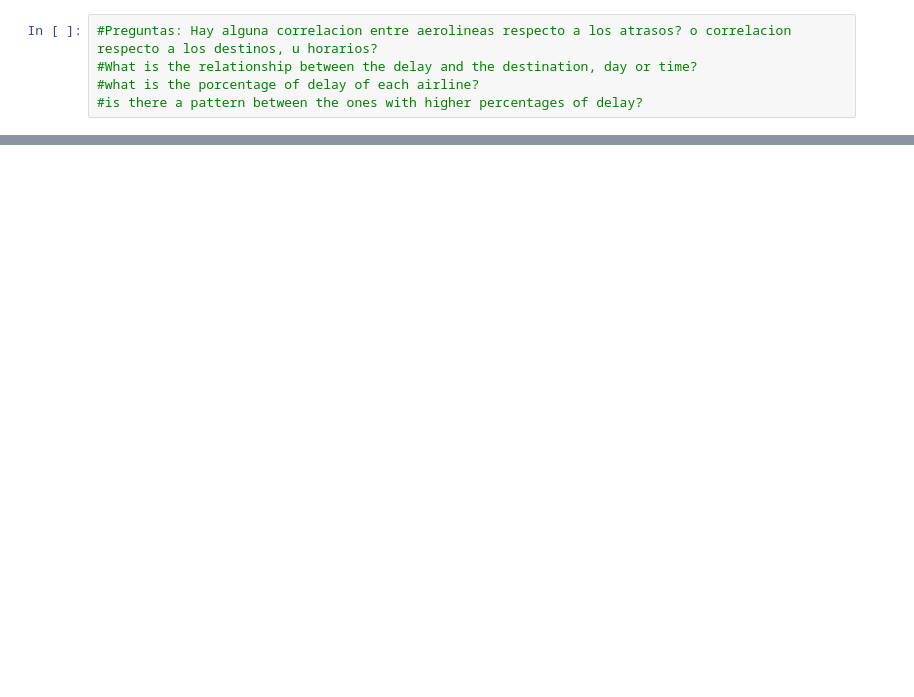
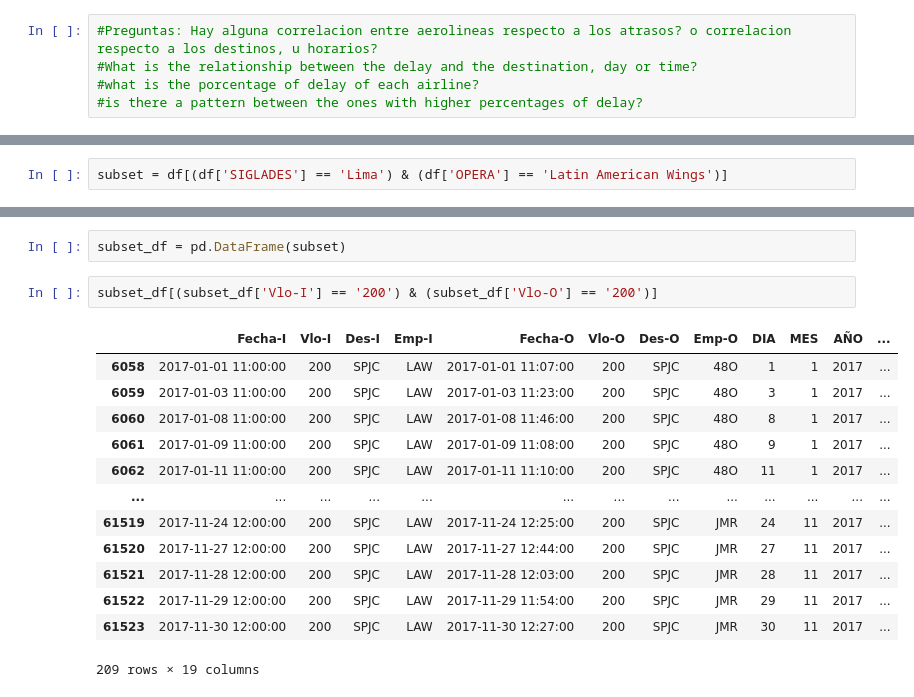
Before and after one commit to franejara/challenge-data-scientist, a Jupyter notebook: solution.ipynb, the cells around one changed output, grey strips where cells are left out. Drawn from its saved outputs; the diff is of its cells as text; blank space fills up the shorter version.

```diff
--- a/solution.ipynb
+++ b/solution.ipynb
@@ -582,0 +591,2 @@ plt.show()
+# %%
+subset = df[(df['SIGLADES'] == 'Lima') & (df['OPERA'] == 'Latin American Wings')]
@@ -582,0 +613,18 @@ plt.show()
+# %%
+subset_df = pd.DataFrame(subset)
+# %%
+subset_df[(subset_df['Vlo-I'] == '200') & (subset_df['Vlo-O'] == '200')]
+# %% [output]
+|  | Fecha-I | Vlo-I | Des-I | Emp-I | Fecha-O | Vlo-O | Des-O | Emp-O | DIA | MES | AÑO | ... |
+| 6058 | 2017-01-01 11:00:00 | 200 | SPJC | LAW | 2017-01-01 11:07:00 | 200 | SPJC | 48O | 1 | 1 | 2017 | ... |
+| 6059 | 2017-01-03 11:00:00 | 200 | SPJC | LAW | 2017-01-03 11:23:00 | 200 | SPJC | 48O | 3 | 1 | 2017 | ... |
+| 6060 | 2017-01-08 11:00:00 | 200 | SPJC | LAW | 2017-01-08 11:46:00 | 200 | SPJC | 48O | 8 | 1 | 2017 | ... |
+| 6061 | 2017-01-09 11:00:00 | 200 | SPJC | LAW | 2017-01-09 11:08:00 | 200 | SPJC | 48O | 9 | 1 | 2017 | ... |
+| 6062 | 2017-01-11 11:00:00 | 200 | SPJC | LAW | 2017-01-11 11:10:00 | 200 | SPJC | 48O | 11 | 1 | 2017 | ... |
+| ... | ... | ... | ... | ... | ... | ... | ... | ... | ... | ... | ... | ... |
+| 61519 | 2017-11-24 12:00:00 | 200 | SPJC | LAW | 2017-11-24 12:25:00 | 200 | SPJC | JMR | 24 | 11 | 2017 | ... |
+| 61520 | 2017-11-27 12:00:00 | 200 | SPJC | LAW | 2017-11-27 12:44:00 | 200 | SPJC | JMR | 27 | 11 | 2017 | ... |
+| 61521 | 2017-11-28 12:00:00 | 200 | SPJC | LAW | 2017-11-28 12:03:00 | 200 | SPJC | JMR | 28 | 11 | 2017 | ... |
+| 61522 | 2017-11-29 12:00:00 | 200 | SPJC | LAW | 2017-11-29 11:54:00 | 200 | SPJC | JMR | 29 | 11 | 2017 | ... |
+| 61523 | 2017-11-30 12:00:00 | 200 | SPJC | LAW | 2017-11-30 12:27:00 | 200 | SPJC | JMR | 30 | 11 | 2017 | ... |
+209 rows × 19 columns
```
Also changed, not shown: parts of 29 cells of this notebook.
